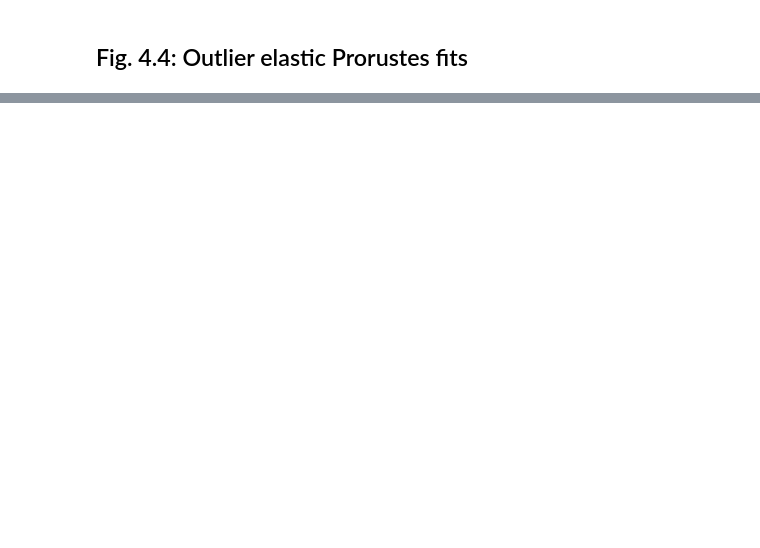
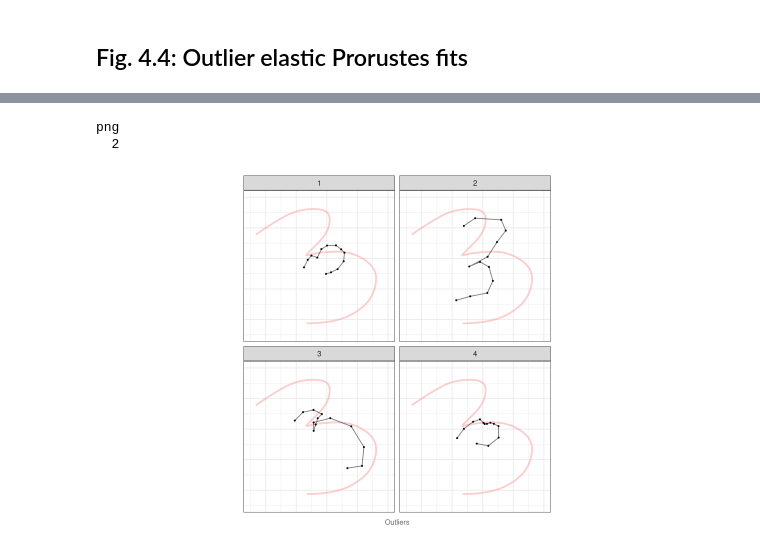
Before and after one commit to mpff/masterthesis, a Jupyter notebook: notebooks/Thesis_Plots_Ch42_PFits.ipynb, the cells around one changed output, grey strips where cells are left out. Saved outputs shown, nothing was run; the diff lists cells and outputs as text; code cells hidden in the pictures; blank space fills up the shorter version.

```diff
--- a/notebooks/Thesis_Plots_Ch42_PFits.ipynb
+++ b/notebooks/Thesis_Plots_Ch42_PFits.ipynb
@@ -218,0 +215,4 @@ png
+# %%
+df.s <- data.frame("dist" = dists.spirals, "bopt" = bopts.spirals, "data" = "Spirals")
+df.d <- data.frame("dist" = dists.digits3, "bopt" = bopts.digits3, "data" = "Digits3")
+df <- bind_rows(df.s, df.d) %>% pivot_longer(c("bopt", "dist"), names_to = "var")
@@ -218,0 +260,33 @@ png
+# %%
+outliers.d <- boxplot(dists.digits3, plot=FALSE)$out
+outliers.d <- sort(outliers.d)[-1]
+out.digits3 <- efpfit.digits3[which(dists.digits3 %in% outliers.d)]
+# %%
+p.outliers <- ggplot() +
+    geom_path(data=get_evals(mean.digits3), aes(x=X1, y=X2), size=1, color=palette[5], alpha=0.5) +
+    geom_path(data=bind_rows(out.digits3, .id="id"), size=0.5, alpha=0.5, aes(x=X1, y=X2), show.legend=FALSE) +
+    geom_point(data=bind_rows(out.digits3, .id="id"), size=0.5, alpha=0.9, aes(x=X1, y=X2), show.legend=FALSE) +
+    scale_color_grey() +
+    coord_fixed(xlim=c(-0.25,0.20), ylim=c(-0.25,0.20)) +
+    labs(caption="Outliers") +
+    theme(aspect.ratio = 1) +
+    theme_thesis() +
+    theme(axis.ticks.x = element_blank(), axis.ticks.y = element_blank(),
+          axis.text.x = element_blank(), axis.text.y = element_blank(),
+          axis.title.x = element_blank(), axis.title.y = element_blank()) +
+    theme(plot.caption = element_text(colour="grey40", size=rel(0.8), hjust=0.5)) +
+    facet_wrap(~ id, nrow=2)
+
+fname = "../tex/graphics/4-outlier.tex"
+tikzDevice::tikz(file = fname, width = 2, height = 2.9)
+p.outliers
+dev.off()
+p.outliers
+lines <- readLines(con=fname)
+lines <- lines[-which(grepl("\\path\\[clip\\]*", lines,perl=F))]
+lines <- lines[-which(grepl("\\path\\[use as bounding box*", lines,perl=F))]
+writeLines(lines,con=fname)
+# %% [output]
+png
+  2
+[figure, added]
```
Also changed, not shown: parts of 11 cells of this notebook, 16 other files.
